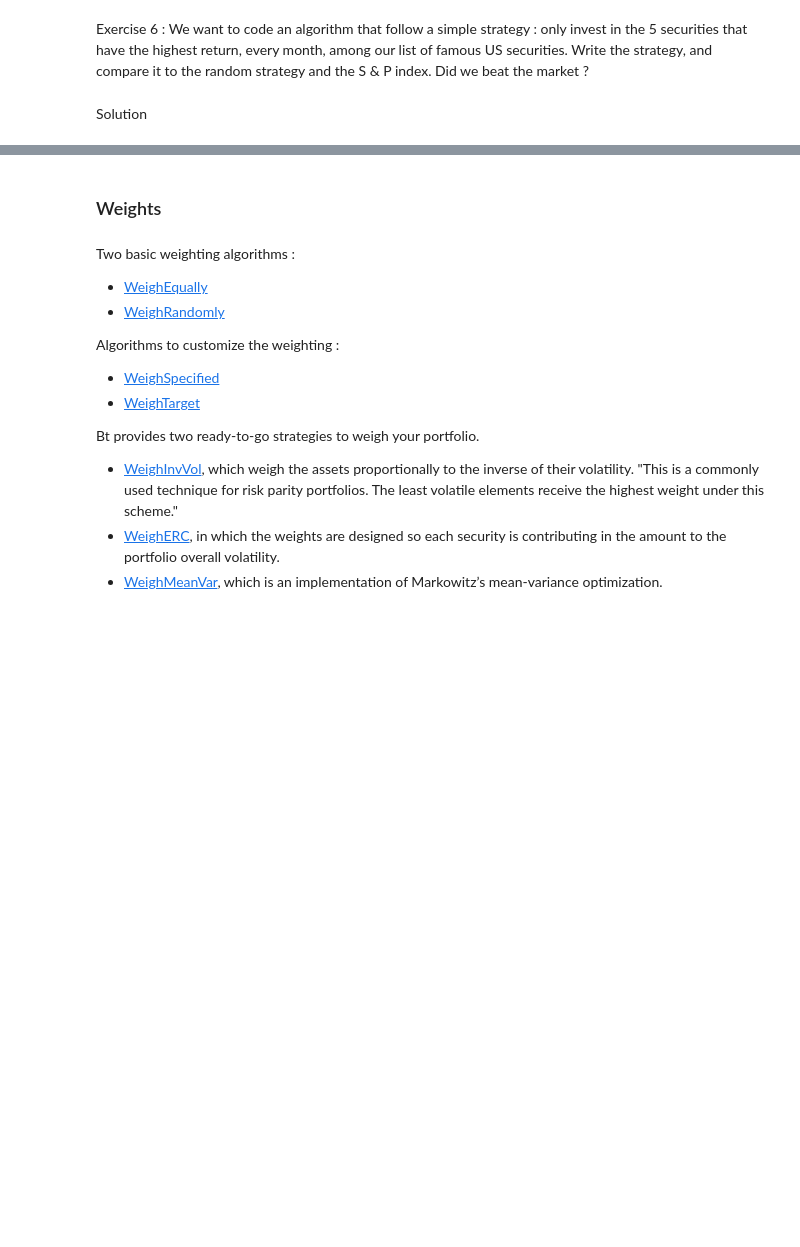
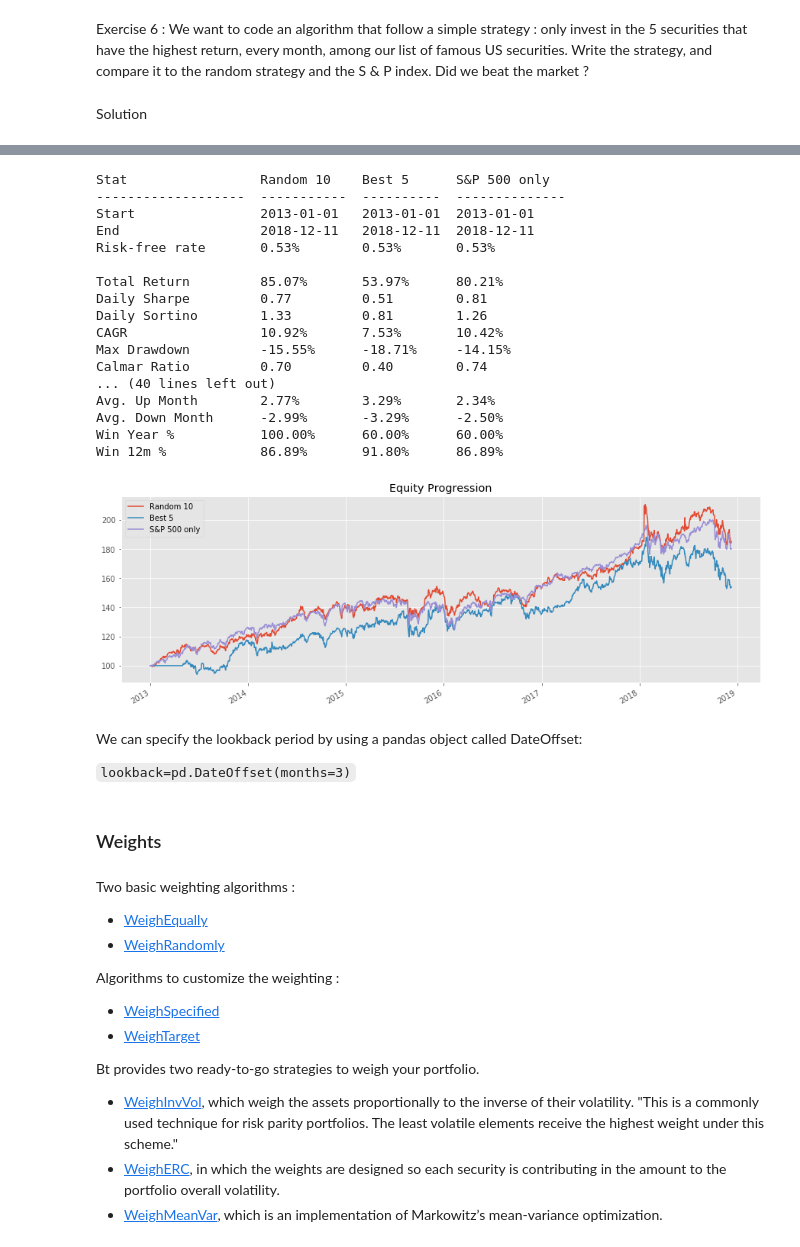
Before and after one commit to nicolasmauhe/computational_finance, a Jupyter notebook: course.ipynb, the cells around one changed output, grey strips where cells are left out. Saved outputs shown, nothing was run; the diff lists cells and outputs as text; code cells hidden in the pictures; blank space fills up the shorter version.

Commit message:
Riskfree + offset

```diff
--- a/course.ipynb
+++ b/course.ipynb
@@ -189,5 +189,5 @@ It is an easy way to have an idea of the "average" return during the period : ta
 To get correct statistics (such as Sharpe and Sortino ratios), we have to specify the riskfree rate on the considered period, annualized. To estimate the riskfree rate, The Treasury Bonds rate is used. The different rates available on Yahoo are [here](https://finance.yahoo.com/bonds).
 # %%
 riskfree =  bt.get('^IRX', start=beginning)
-riskfree_rate = float(riskfree.mean())
+riskfree_rate = float(riskfree.mean()) / 100
 print(riskfree_rate)
@@ -330,7 +349,7 @@ Solution
 s_best = bt.Strategy('Best 5',
                        [bt.algos.RunMonthly(),
                        bt.algos.SelectAll(),
-                       bt.algos.SelectMomentum(5),
+                       bt.algos.SelectMomentum(5, lookback=pd.DateOffset(months=3)),
                        bt.algos.WeighEqually(),
                        bt.algos.Rebalance()])
 
@@ -341,3 +360,4 @@ result = bt.run(b_random, b_best, b_sp500)
 result.set_riskfree_rate(riskfree_rate)
 result.plot()
 result.display()
+# %% [output]
@@ -344,3 +366,27 @@ result.display()
+Stat                 Random 10    Best 5      S&P 500 only
+-------------------  -----------  ----------  --------------
+Start                2013-01-01   2013-01-01  2013-01-01
+End                  2018-12-11   2018-12-11  2018-12-11
+Risk-free rate       0.53%        0.53%       0.53%
+
+Total Return         85.07%       53.97%      80.21%
+Daily Sharpe         0.77         0.51        0.81
+Daily Sortino        1.33         0.81        1.26
+CAGR                 10.92%       7.53%       10.42%
+Max Drawdown         -15.55%      -18.71%     -14.15%
+Calmar Ratio         0.70         0.40        0.74
+... (40 lines left out)
+Avg. Up Month        2.77%        3.29%       2.34%
+Avg. Down Month      -2.99%       -3.29%      -2.50%
+Win Year %           100.00%      60.00%      60.00%
+Win 12m %            86.89%       91.80%      86.89%
+[figure, added]
+# %% [markdown]
+We can specify the lookback period by using a pandas object called DateOffset:
+
+``
+lookback=pd.DateOffset(months=3)
+``
 # %% [markdown]
 ### Weights
 # %% [markdown]
```
Also changed, not shown: parts of 6 cells of this notebook.
